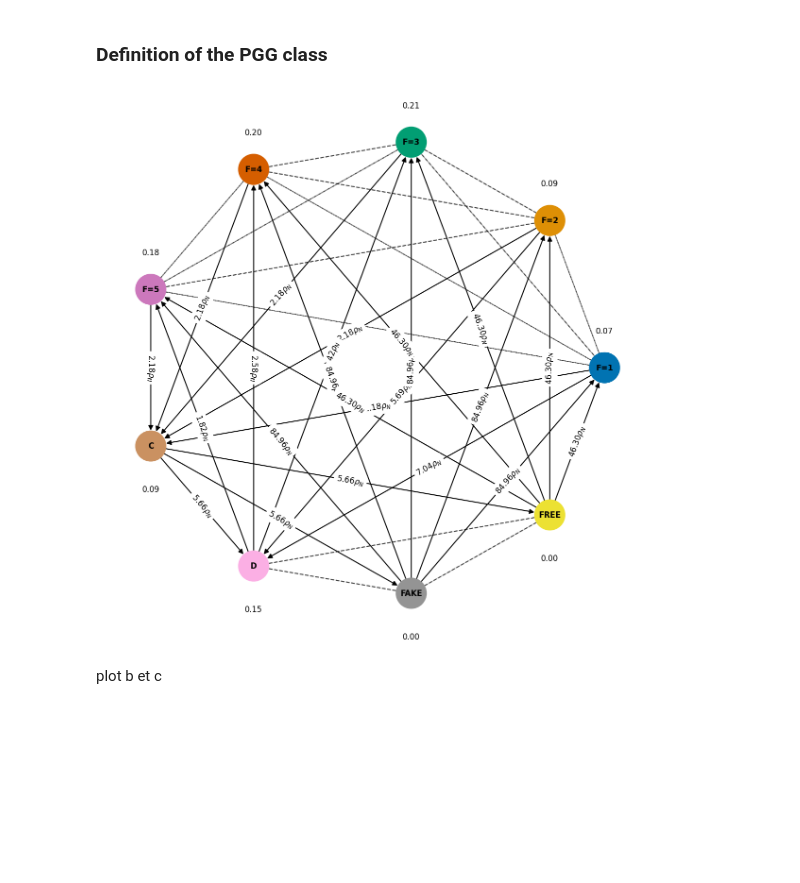
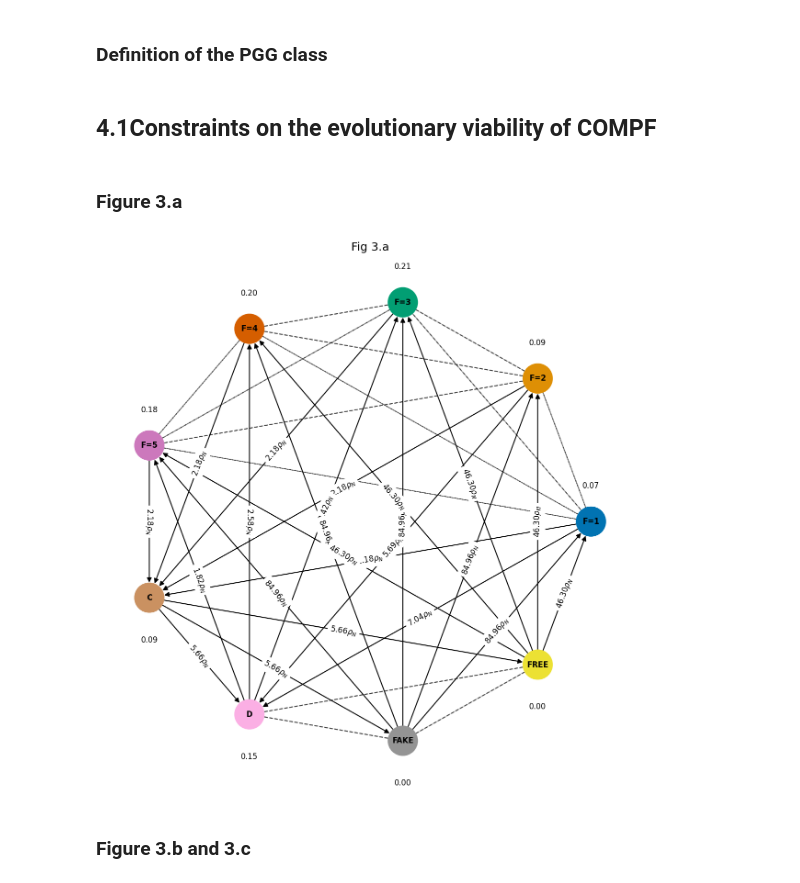
Before and after one commit to Teytey2002/Projet_Learning, a Jupyter notebook: Project.ipynb, the cells around one changed output. Cells and saved outputs as stored; diff of their text form; code cells hidden in the pictures; blank space fills up the shorter version.

Commit message:
add text on average graph

```diff
--- a/Project.ipynb
+++ b/Project.ipynb
@@ -132,6 +132,8 @@ class PGGWithCommitment(AbstractNPlayerGame):
             payoffs_container[:] = 0
 
         return self.payoffs()
+# %% [markdown]
+## 4.1Constraints on the evolutionary viability of COMPF
 # %%
 # Parameters of the game:
 strategy_labels = ["F=1","F=2","F=3","F=4","F=5" ,"C", "D", "FAKE", "FREE"]
@@ -149,23 +151,28 @@ game = PGGWithCommitment(group_size, c, r, eps, delta)
 evolver = PairwiseComparison(Z, game)
 transition_matrix,fixation_probabilities = evolver.calculate_transition_and_fixation_matrix_sml(beta)
 stationary_distribution = calculate_stationary_distribution(transition_matrix.transpose())
+# %% [markdown]
+### Figure 3.a
 # %%
 fig, ax = plt.subplots(figsize=(10, 10), dpi=150)
 G = draw_invasion_diagram(strategy_labels,
                        1/Z,
                        fixation_probabilities,
                        stationary_distribution,
                        node_size=1000,
                        font_size_node_labels=8,
                        font_size_edge_labels=8,
                        font_size_sd_labels=8,
                        edge_width=1,
                        min_strategy_frequency=-0.1,
                        ax=ax)
 plt.axis('off')
+plt.title("Fig 3.a")
 plt.show() # display
 # %% [output]
-[figure, old version]
+[figure, new version]
+# %% [markdown]
+### Figure 3.b and 3.c
 # %%
 nb_points = 7
 eps_values = np.linspace(0., 1., nb_points)
@@ -183,8 +190,6 @@ for i, eps in enumerate(eps_values):
 
         avoid_frequency_b[i,j] = sum(stationary_distribution[0:6])
         avoid_frequency_c[i,j] = sum(stationary_distribution[0:5])
-# %% [markdown]
-plot b et c
 # %%
 # Define the contour levels between 0 and 1
 levels = np.linspace(0., 1., 21)
```
Also changed, not shown: parts of 2 cells of this notebook.
